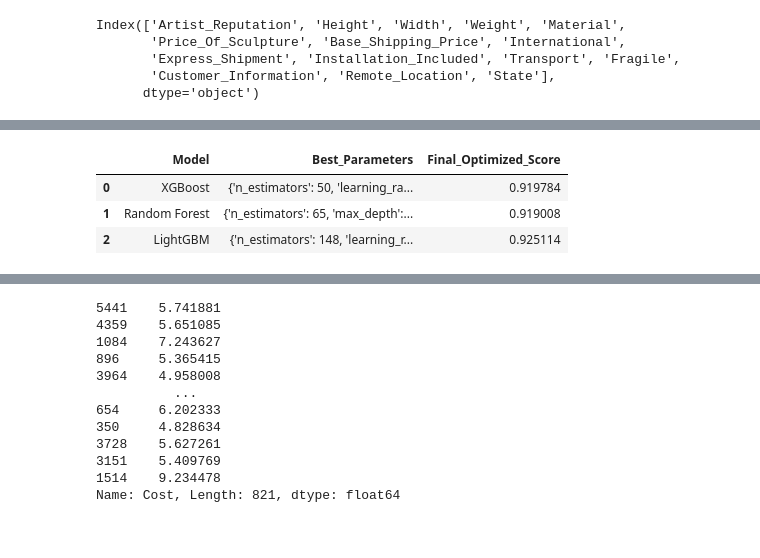
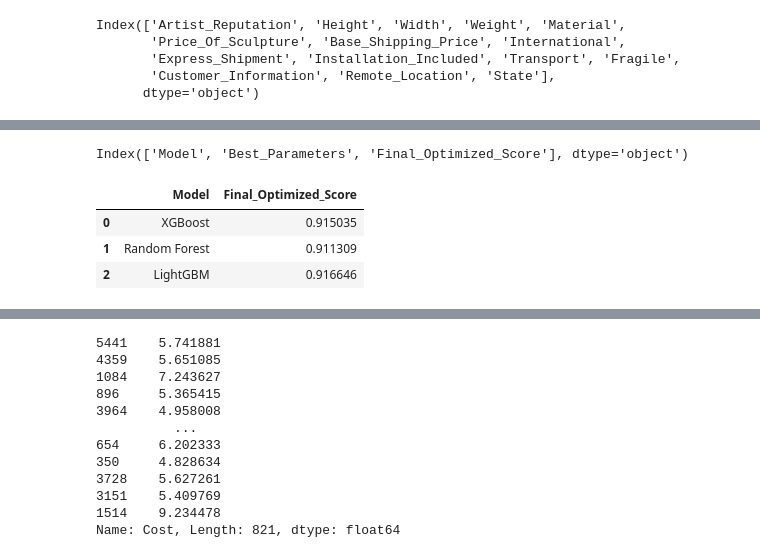
Before and after one commit to Hitesh-Nimbalkar/ML_Project, a Jupyter notebook: Notebook/Model_building.ipynb, the cells around one changed output, grey strips where cells are left out. Drawn from its saved outputs; the diff is of its cells as text; code cells hidden in the pictures.

```diff
--- a/Notebook/Model_building.ipynb
+++ b/Notebook/Model_building.ipynb
@@ -701,7 +726,11 @@ And if memory is not enough, you can set `force_col_wise=true`.
 # %%
-results_df
+results_df.columns
 # %% [output]
-|  | Model | Best_Parameters | Final_Optimized_Score |
-| 0 | XGBoost | {'n_estimators': 50, 'learning_ra... | 0.919784 |
-| 1 | Random Forest | {'n_estimators': 65, 'max_depth':... | 0.919008 |
-| 2 | LightGBM | {'n_estimators': 148, 'learning_r... | 0.925114 |
+Index(['Model', 'Best_Parameters', 'Final_Optimized_Score'], dtype='object')
+# %%
+results_df[['Model','Final_Optimized_Score']]
+# %% [output]
+|  | Model | Final_Optimized_Score |
+| 0 | XGBoost | 0.915035 |
+| 1 | Random Forest | 0.911309 |
+| 2 | LightGBM | 0.916646 |
```
Also changed, not shown: parts of 31 cells of this notebook, 13 other files.
